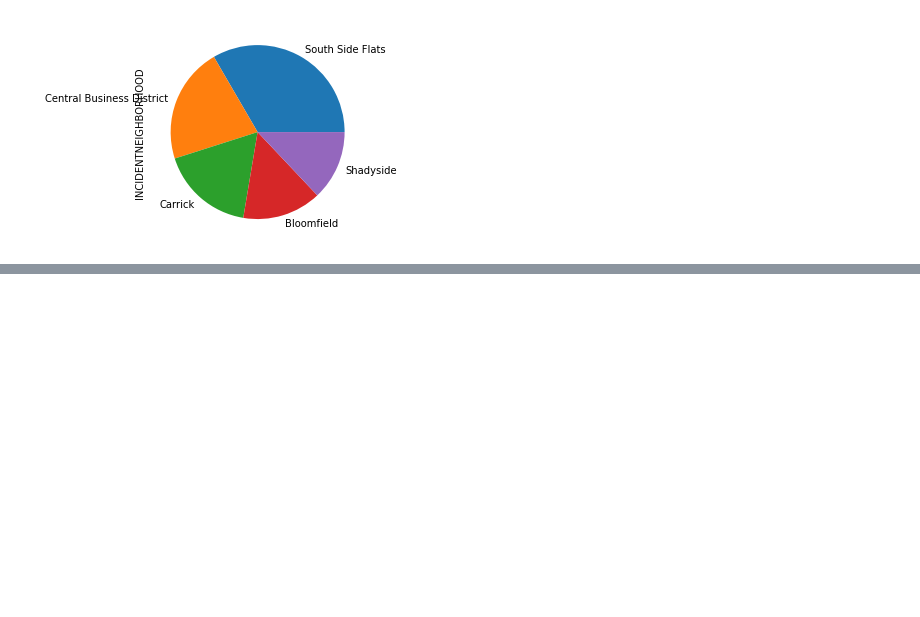
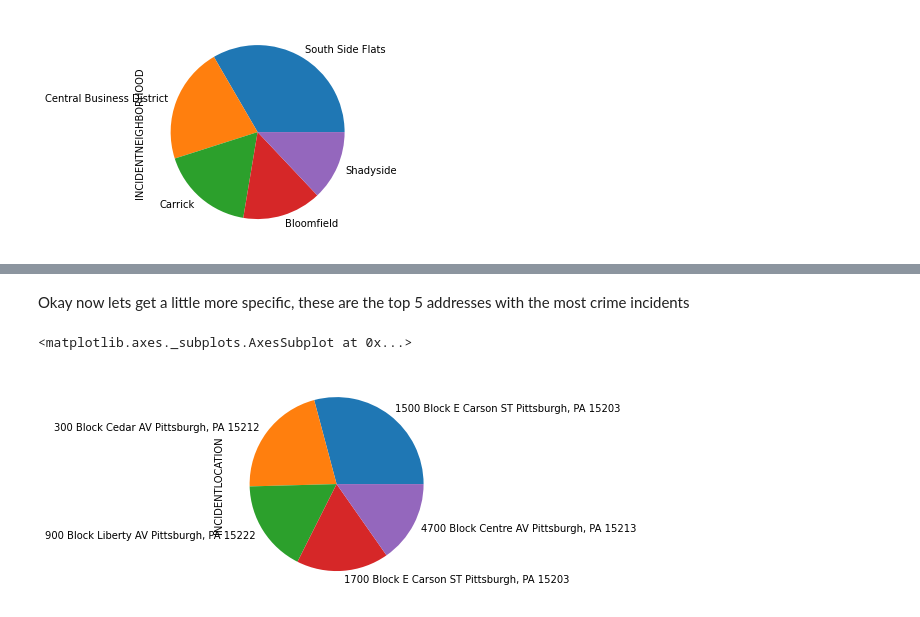
Before and after one commit to JhanviSharma27/Neighborhood-Navigators, a Jupyter notebook: Final.ipynb, the cells around one changed output, grey strips where cells are left out. Cells and saved outputs as stored; diff of their text form; code cells hidden in the pictures; blank space fills up the shorter version.

```diff
--- a/Final.ipynb
+++ b/Final.ipynb
@@ -176,0 +184,10 @@ top_five.plot.pie(subplots=False, figsize=(8, 4))
+# %% [markdown]
+Okay now lets get a little more specific, these are the top 5 addresses with the most crime incidents
+# %%
+count_area = crime["INCIDENTLOCATION"].value_counts()
+count_area.sort_values(ascending = False)
+top_area = count_area.head(5)
+top_area.plot.pie(subplots=False, figsize=(8, 4))
+# %% [output]
+<matplotlib.axes._subplots.AxesSubplot at 0x...>
+[figure, added]
```
Also changed, not shown: parts of 4 cells of this notebook.
